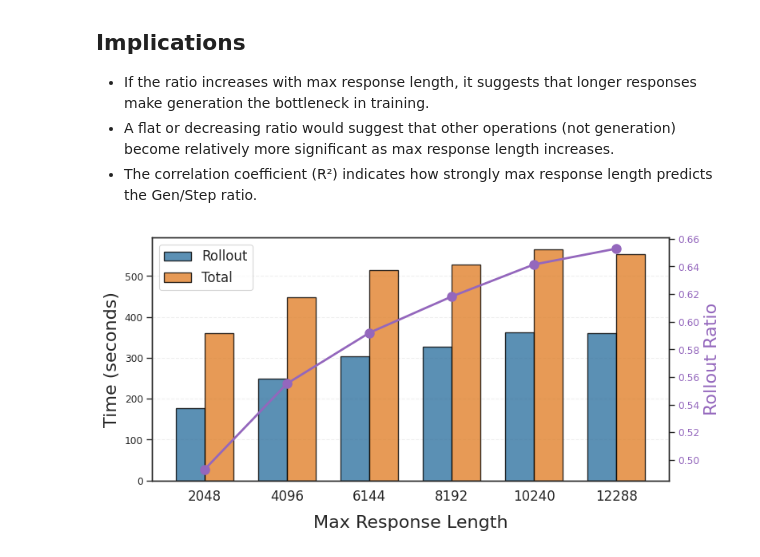
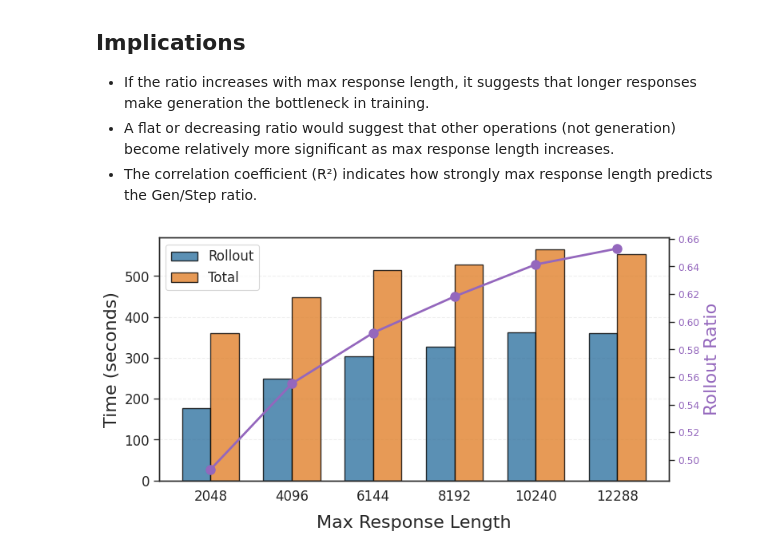
Before and after one commit to ExtremeViscent/verl, a Jupyter notebook: scripts/test_gen.ipynb, the cells around one changed output. Cells and saved outputs as stored; diff of their text form; code cells hidden in the pictures.

```diff
--- a/scripts/test_gen.ipynb
+++ b/scripts/test_gen.ipynb
@@ -1339,6 +1339,7 @@ if len(df) > 0:
         plt.xticks([r + barWidth/2 for r in range(len(df_sorted))],
                   [f'{val}'
                    for i, val in enumerate(df_sorted['max_response_length'])], fontsize=12)
+        plt.yticks(fontsize=12)
 
         # Create legend & grid
         plt.legend(fontsize=12)
@@ -1382,34 +1383,34 @@ if len(df) > 0:
 
         # Calculate percentage of step time spent on generation
         percentages = (gen_times / step_times) * 100
 
         # Create a summary table
         summary_df = pd.DataFrame({
             'Max Response Length': response_lengths,
             'Generation Time (s)': gen_times,
             'Step Time (s)': step_times,
             'Rollout Ratio': ratios,
             'Generation % of Step': [f'{p:.1f}%' for p in percentages]
         })
 
         display(summary_df)
 
     except Exception as e:
         print(f"Error creating grouped bar chart: {e}")
 
         # Simple fallback visualization
         plt.figure(figsize=(10, 6))
         df_melted = pd.melt(df.sort_values('max_response_length'),
                            id_vars=['max_response_length', 'run_id'],
                            value_vars=['timing_s/gen', 'timing_s/step'],
                            var_name='Timing Type', value_name='Time (s)')
         sns.barplot(x='max_response_length', y='Time (s)', hue='Timing Type', data=df_melted)
         # plt.title('Generation Time vs Step Time')
         plt.show()
 else:
     print("No data available for grouped bar visualization")
 # %% [output]
-[figure, old version]
+[figure, new version]
 |  | Max Response Length | Generation Time (s) | Step Time (s) | Rollout Ratio | Generation % of Step |
 | 0 | 2048 | 177.672479 | 360.316659 | 0.493101 | 49.3% |
 | 1 | 4096 | 248.496119 | 447.576336 | 0.555204 | 55.5% |
```
Also changed, not shown: parts of 1 cell of this notebook, 1 other file.
